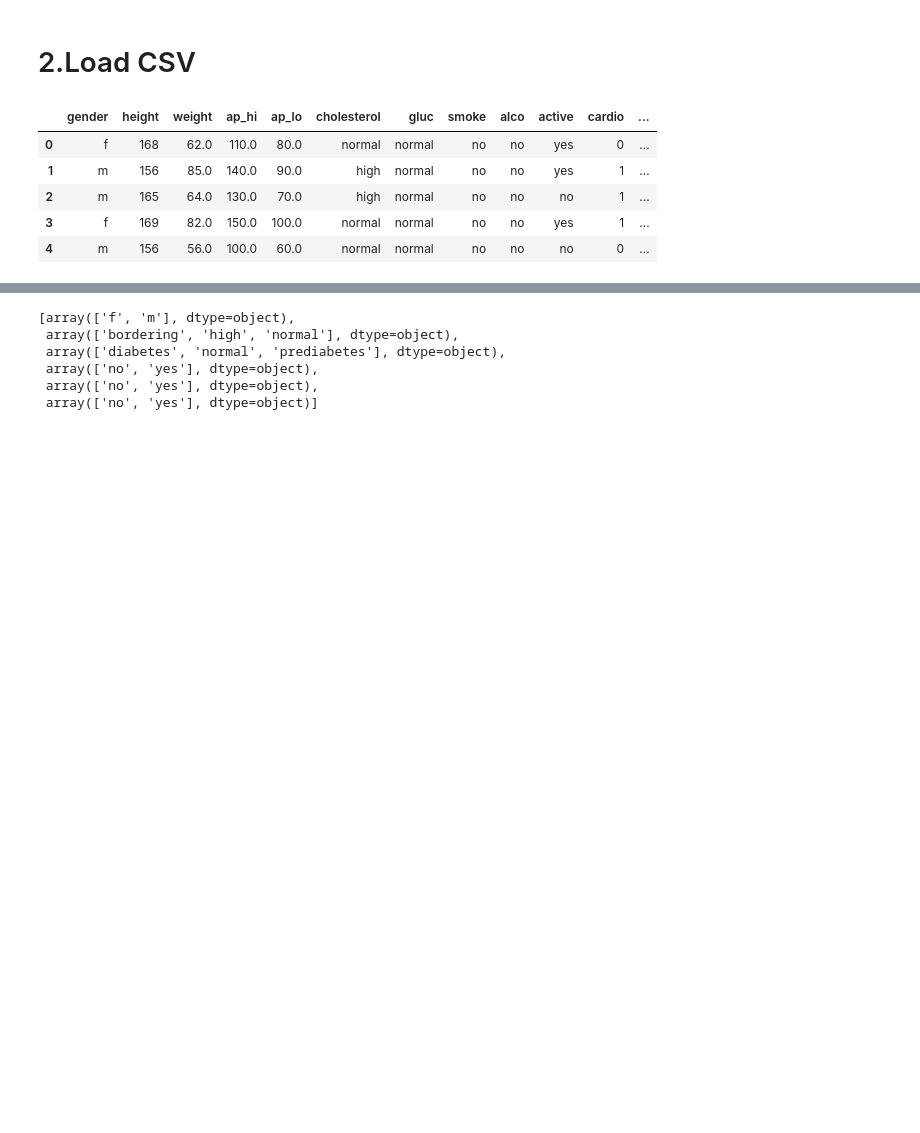
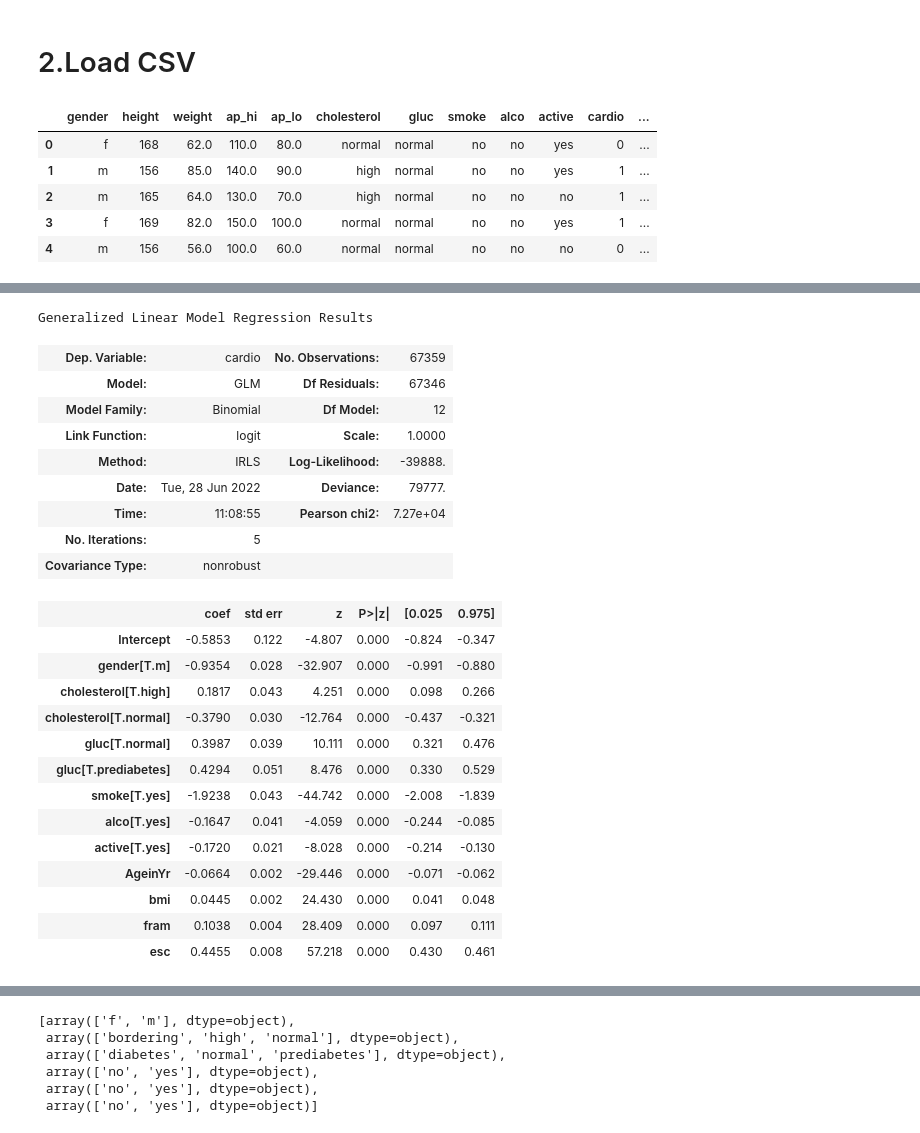
Before and after one commit to javisrv/Cardiovascular_event_prediction, a Jupyter notebook: scripts/RL.ipynb, the cells around one changed output, grey strips where cells are left out. Saved outputs shown, nothing was run; the diff lists cells and outputs as text; code cells hidden in the pictures; blank space fills up the shorter version.

```diff
--- a/scripts/RL.ipynb
+++ b/scripts/RL.ipynb
@@ -41,0 +47,29 @@ sns.heatmap(data.corr()[['cardio']], annot=True)
+# %%
+model = sm.GLM.from_formula("cardio ~ gender + AgeinYr + cholesterol + gluc + smoke + alco + active + bmi + fram + esc", family = sm.families.Binomial(), data=data)
+result = model.fit()
+result.summary()
+# %% [output]
+Generalized Linear Model Regression Results
+| Dep. Variable: | cardio | No. Observations: | 67359 |
+| Model: | GLM | Df Residuals: | 67346 |
+| Model Family: | Binomial | Df Model: | 12 |
+| Link Function: | logit | Scale: | 1.0000 |
+| Method: | IRLS | Log-Likelihood: | -39888. |
+| Date: | Tue, 28 Jun 2022 | Deviance: | 79777. |
+| Time: | 11:08:55 | Pearson chi2: | 7.27e+04 |
+| No. Iterations: | 5 |  |  |
+| Covariance Type: | nonrobust |  |  |
+|  | coef | std err | z | P>|z| | [0.025 | 0.975] |
+| Intercept | -0.5853 | 0.122 | -4.807 | 0.000 | -0.824 | -0.347 |
+| gender[T.m] | -0.9354 | 0.028 | -32.907 | 0.000 | -0.991 | -0.880 |
+| cholesterol[T.high] | 0.1817 | 0.043 | 4.251 | 0.000 | 0.098 | 0.266 |
+| cholesterol[T.normal] | -0.3790 | 0.030 | -12.764 | 0.000 | -0.437 | -0.321 |
+| gluc[T.normal] | 0.3987 | 0.039 | 10.111 | 0.000 | 0.321 | 0.476 |
+| gluc[T.prediabetes] | 0.4294 | 0.051 | 8.476 | 0.000 | 0.330 | 0.529 |
+| smoke[T.yes] | -1.9238 | 0.043 | -44.742 | 0.000 | -2.008 | -1.839 |
+| alco[T.yes] | -0.1647 | 0.041 | -4.059 | 0.000 | -0.244 | -0.085 |
+| active[T.yes] | -0.1720 | 0.021 | -8.028 | 0.000 | -0.214 | -0.130 |
+| AgeinYr | -0.0664 | 0.002 | -29.446 | 0.000 | -0.071 | -0.062 |
+| bmi | 0.0445 | 0.002 | 24.430 | 0.000 | 0.041 | 0.048 |
+| fram | 0.1038 | 0.004 | 28.409 | 0.000 | 0.097 | 0.111 |
+| esc | 0.4455 | 0.008 | 57.218 | 0.000 | 0.430 | 0.461 |
```
Also changed, not shown: parts of 29 cells of this notebook, 1 other file.
